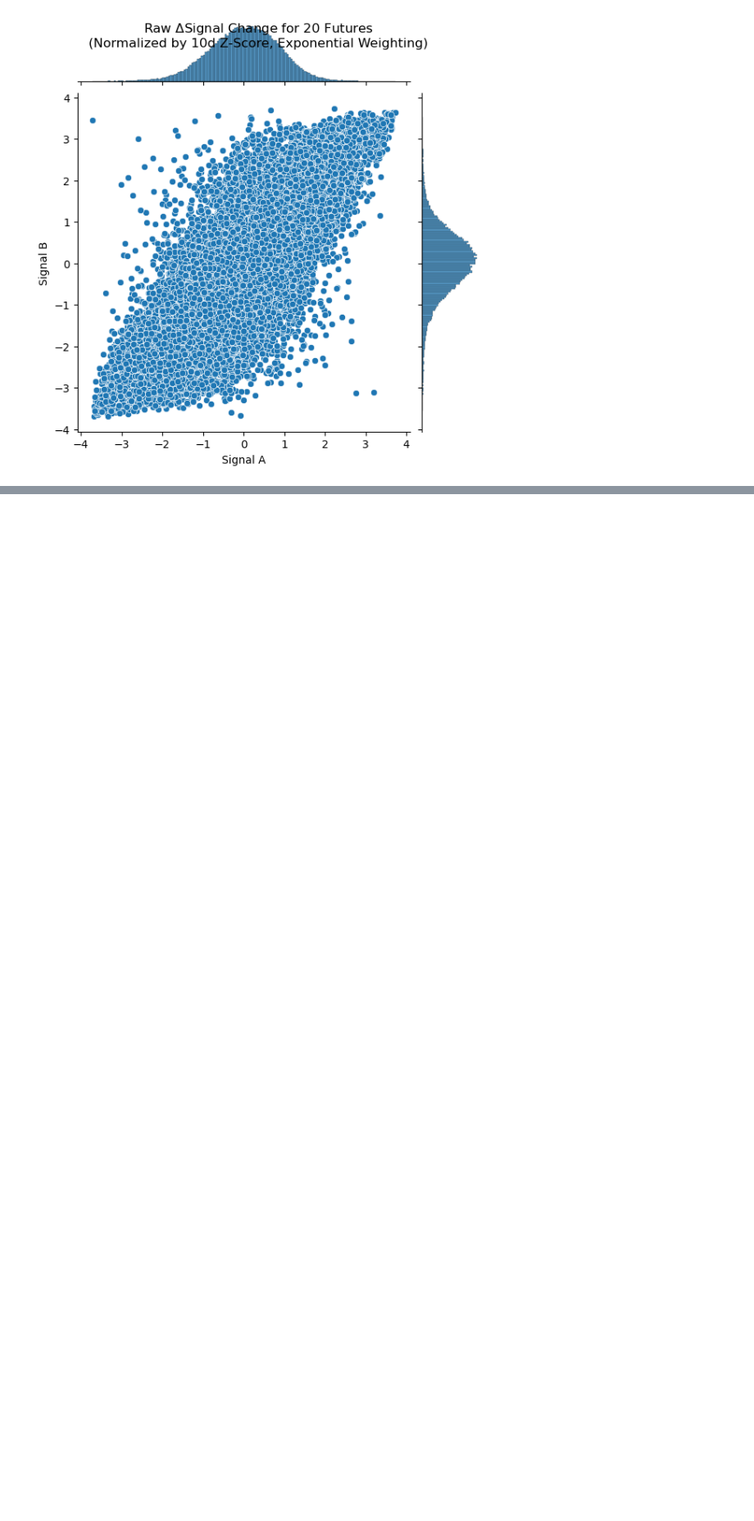
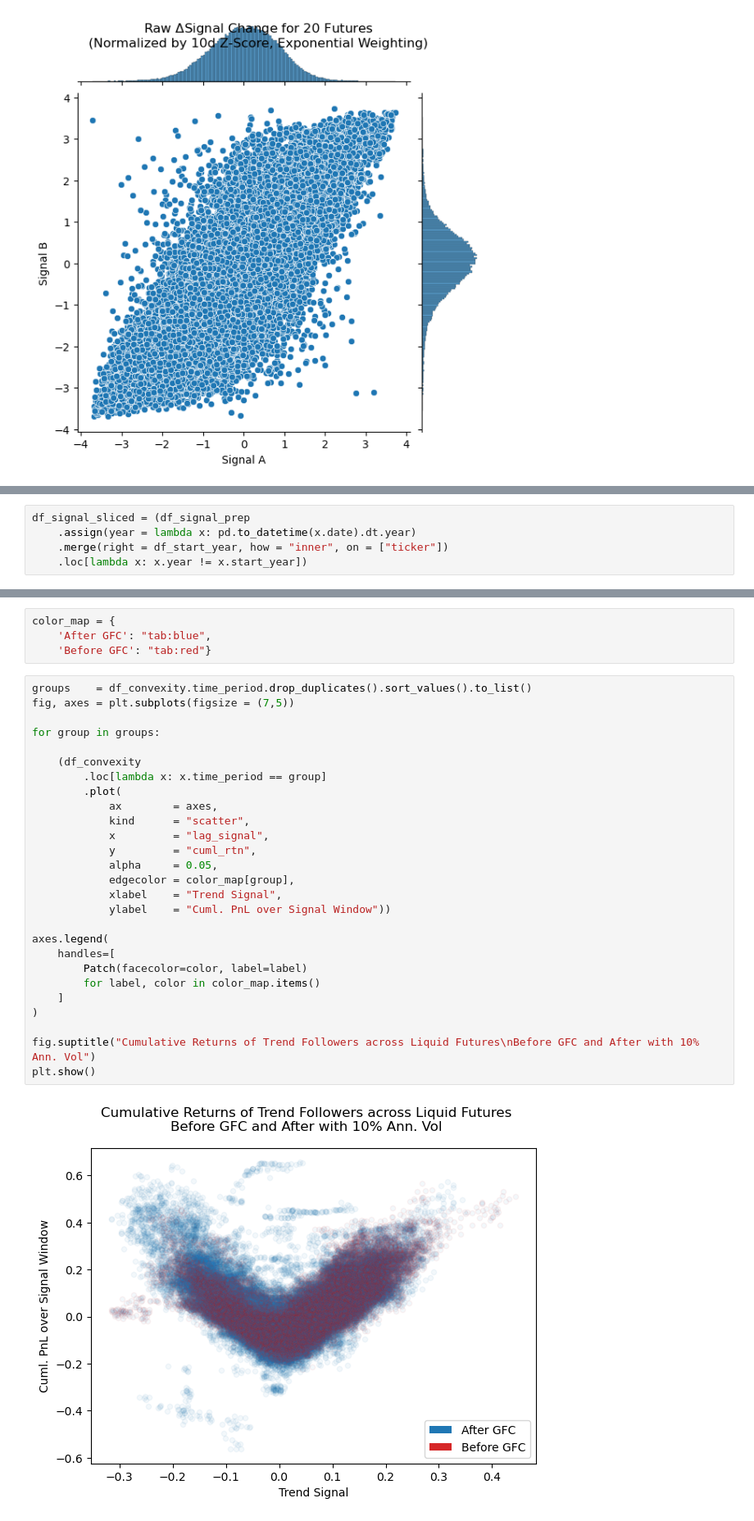
Before and after one commit to diegodalvarez/TrendSystem, a Jupyter notebook: Research/Blogs/Gresham.ipynb, the cells around one changed output, grey strips where cells are left out. Shown at 82% size. Drawn from its saved outputs; the diff is of its cells as text; blank space fills up the shorter version.

Commit message:
finish trend is not dead

```diff
--- a/Research/Blogs/Gresham.ipynb
+++ b/Research/Blogs/Gresham.ipynb
@@ -528,0 +437,5 @@ KeyError: 'ticker'
+# %%
+df_signal_sliced = (df_signal_prep
+    .assign(year = lambda x: pd.to_datetime(x.date).dt.year)
+    .merge(right = df_start_year, how = "inner", on = ["ticker"])
+    .loc[lambda x: x.year != x.start_year])
@@ -528,0 +459,33 @@ KeyError: 'ticker'
+# %%
+color_map = {
+    'After GFC': "tab:blue",
+    'Before GFC': "tab:red"}
+# %%
+groups    = df_convexity.time_period.drop_duplicates().sort_values().to_list()
+fig, axes = plt.subplots(figsize = (7,5))
+
+for group in groups:
+
+    (df_convexity
+        .loc[lambda x: x.time_period == group]
+        .plot(
+            ax        = axes,
+            kind      = "scatter",
+            x         = "lag_signal",
+            y         = "cuml_rtn",
+            alpha     = 0.05,
+            edgecolor = color_map[group],
+            xlabel    = "Trend Signal",
+            ylabel    = "Cuml. PnL over Signal Window"))
+
+axes.legend(
+    handles=[
+        Patch(facecolor=color, label=label)
+        for label, color in color_map.items()
+    ]
+)
+
+fig.suptitle("Cumulative Returns of Trend Followers across Liquid Futures\nBefore GFC and After with 10% Ann. Vol")
+plt.show()
+# %% [output]
+[figure, added]
```
Also changed, not shown: parts of 7 cells of this notebook.
